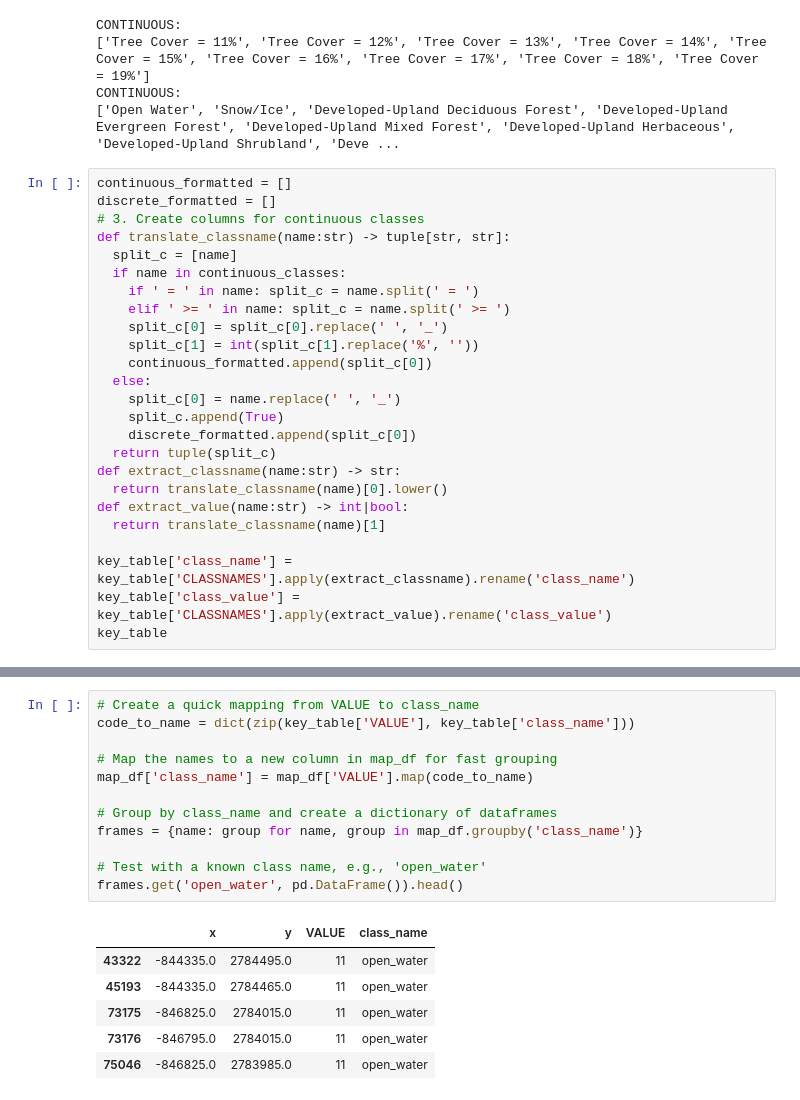
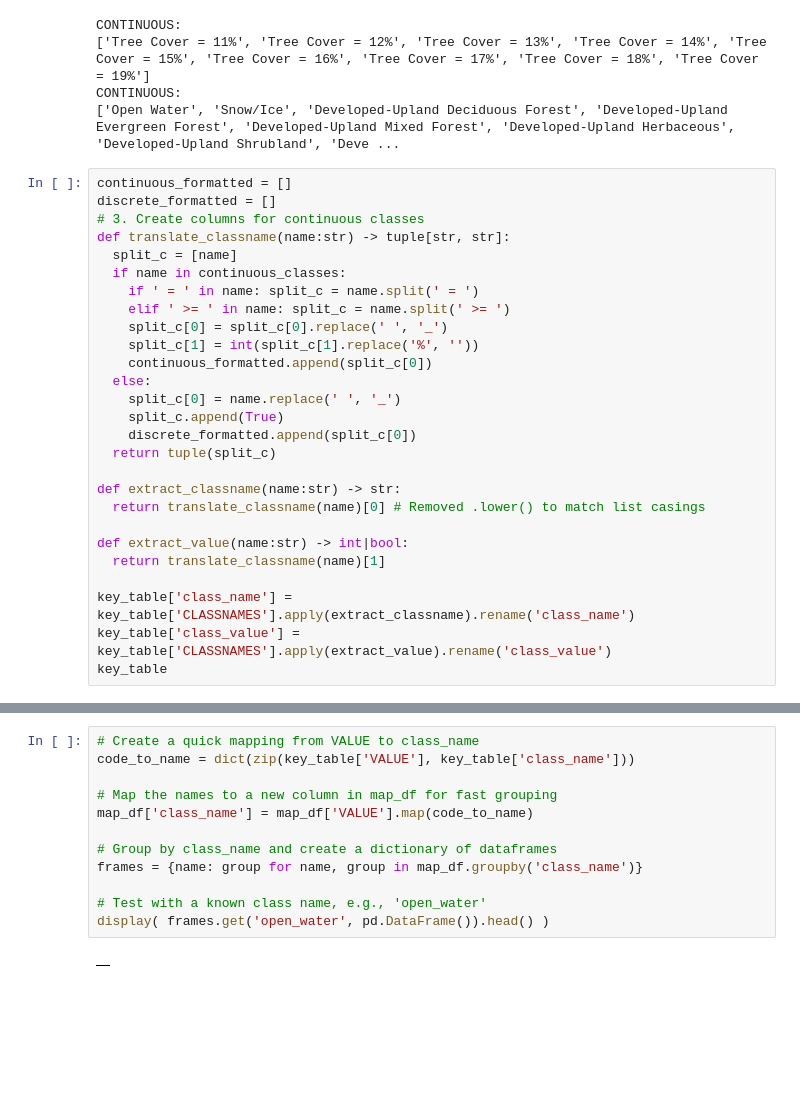
Before and after one commit to a-taylor1/DATA450_Team5, a Jupyter notebook: datamining_project2.ipynb, the cells around one changed output, grey strips where cells are left out. Drawn from its saved outputs; the diff is of its cells as text; blank space fills up the shorter version.

```diff
--- a/datamining_project2.ipynb
+++ b/datamining_project2.ipynb
@@ -94,8 +94,10 @@ def translate_classname(name:str) -> tuple[str, str]:
     split_c.append(True)
     discrete_formatted.append(split_c[0])
   return tuple(split_c)
+
 def extract_classname(name:str) -> str:
-  return translate_classname(name)[0].lower()
+  return translate_classname(name)[0] # Removed .lower() to match list casings
+
 def extract_value(name:str) -> int|bool:
   return translate_classname(name)[1]
 
@@ -193,22 +162,17 @@ Replaced 32767 with -9999 to match key_table.
 # %%
 # Create a quick mapping from VALUE to class_name
 code_to_name = dict(zip(key_table['VALUE'], key_table['class_name']))
 
 # Map the names to a new column in map_df for fast grouping
 map_df['class_name'] = map_df['VALUE'].map(code_to_name)
 
 # Group by class_name and create a dictionary of dataframes
 frames = {name: group for name, group in map_df.groupby('class_name')}
 
 # Test with a known class name, e.g., 'open_water'
-frames.get('open_water', pd.DataFrame()).head()
+display( frames.get('open_water', pd.DataFrame()).head() )
 # %% [output]
-|  | x | y | VALUE | class_name |
-| 43322 | -844335.0 | 2784495.0 | 11 | open_water |
-| 45193 | -844335.0 | 2784465.0 | 11 | open_water |
-| 73175 | -846825.0 | 2784015.0 | 11 | open_water |
-| 73176 | -846795.0 | 2784015.0 | 11 | open_water |
-| 75046 | -846825.0 | 2783985.0 | 11 | open_water |
+|  |
 # %%
 # Recreate new_df from map_df
 new_df = pd.DataFrame({
```
Also changed, not shown: parts of 18 cells of this notebook.
